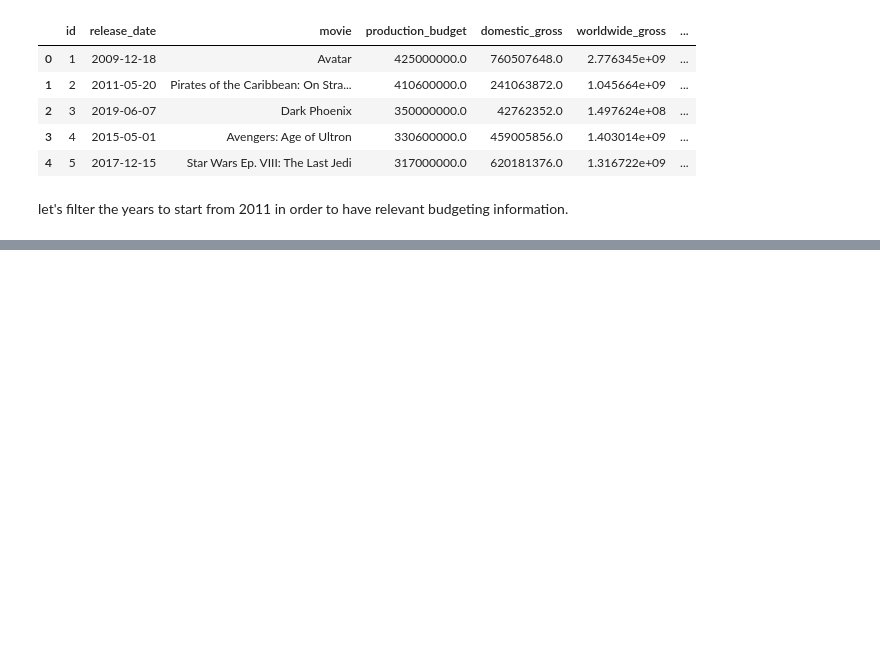
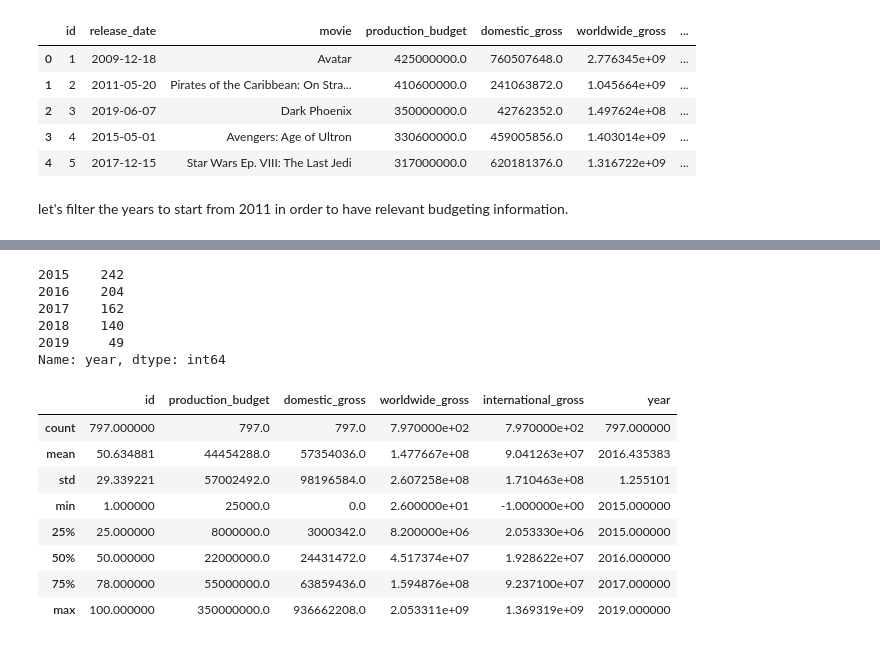
Before and after one commit to Terry1506/dsc-phase-1-project-v2-4, a Jupyter notebook: student.ipynb, the cells around one changed output, grey strips where cells are left out. Saved outputs shown, nothing was run; the diff lists cells and outputs as text; code cells hidden in the pictures; blank space fills up the shorter version.

```diff
--- a/student.ipynb
+++ b/student.ipynb
@@ -185,0 +207,21 @@ movie_budget['year'] = movie_budget['year'].astype(int)
+# %%
+movie_budget['year'].value_counts()
+# %% [output]
+2015    242
+2016    204
+2017    162
+2018    140
+2019     49
+Name: year, dtype: int64
+# %%
+movie_budget.describe()
+# %% [output]
+|  | id | production_budget | domestic_gross | worldwide_gross | international_gross | year |
+| count | 797.000000 | 797.0 | 797.0 | 7.970000e+02 | 7.970000e+02 | 797.000000 |
+| mean | 50.634881 | 44454288.0 | 57354036.0 | 1.477667e+08 | 9.041263e+07 | 2016.435383 |
+| std | 29.339221 | 57002492.0 | 98196584.0 | 2.607258e+08 | 1.710463e+08 | 1.255101 |
+| min | 1.000000 | 25000.0 | 0.0 | 2.600000e+01 | -1.000000e+00 | 2015.000000 |
+| 25% | 25.000000 | 8000000.0 | 3000342.0 | 8.200000e+06 | 2.053330e+06 | 2015.000000 |
+| 50% | 50.000000 | 22000000.0 | 24431472.0 | 4.517374e+07 | 1.928622e+07 | 2016.000000 |
+| 75% | 78.000000 | 55000000.0 | 63859436.0 | 1.594876e+08 | 9.237100e+07 | 2017.000000 |
+| max | 100.000000 | 350000000.0 | 936662208.0 | 2.053311e+09 | 1.369319e+09 | 2019.000000 |
```
Also changed, not shown: parts of 14 cells of this notebook.
